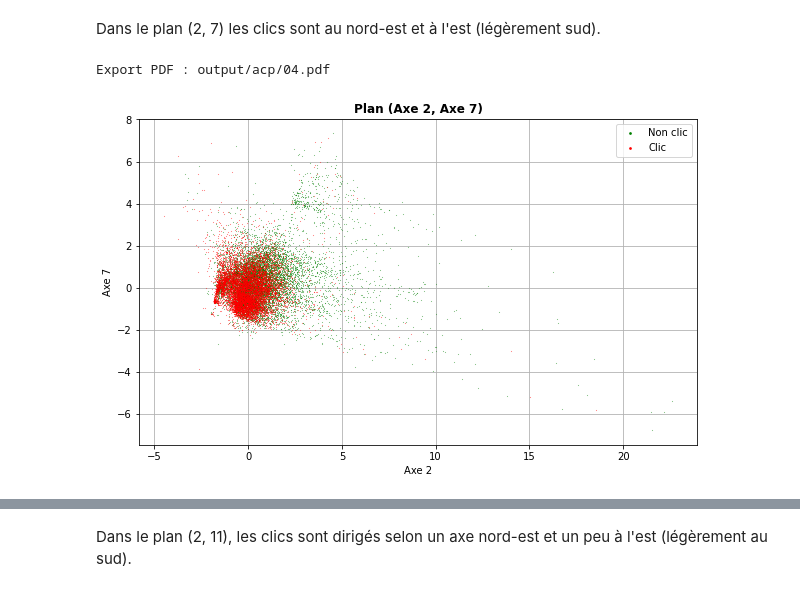
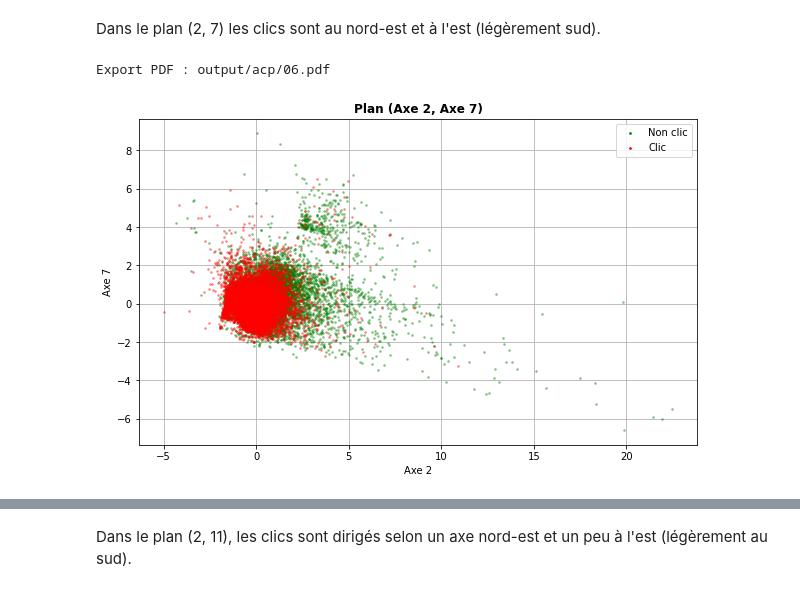
Before and after one commit to baptiste-pasquier/statapp, a Jupyter notebook: acp.ipynb, the cells around one changed output, grey strips where cells are left out. Saved outputs shown, nothing was run; the diff lists cells and outputs as text; code cells hidden in the pictures.

```diff
--- a/acp.ipynb
+++ b/acp.ipynb
@@ -208,7 +222,7 @@ def affichage_plan_factoriel(i,j, pdf=pdf):
 # %% [markdown]
 Dans le plan (2, 7) les clics sont au nord-est et à l'est (légèrement sud).
 # %%
-affichage_plan_factoriel_equal(2, 7, pourcentage=0.1, markersize=5, alpha=0.5, equal=True)
+affichage_plan_factoriel_equal(2, 7, pourcentage=0.1, markersize=25, alpha=0.5, equal=True)
 # %% [output]
-Export PDF : output/acp/04.pdf
+Export PDF : output/acp/06.pdf
-[figure, old version]
+[figure, new version]
```
Also changed, not shown: parts of 20 cells of this notebook, 20 other files.
